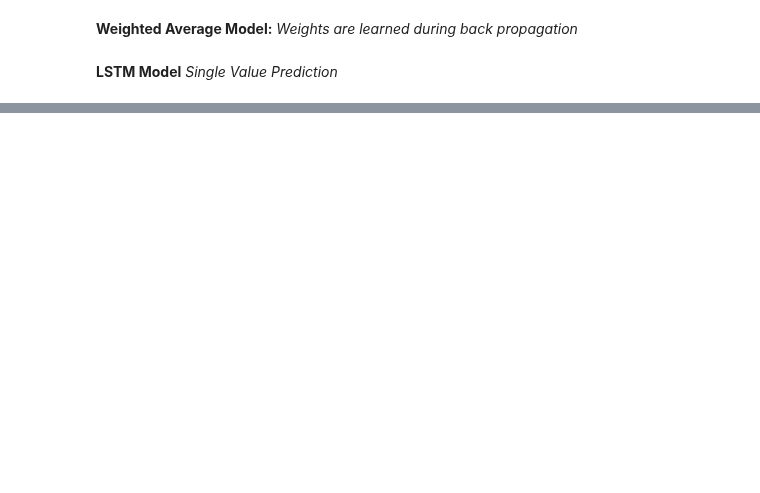
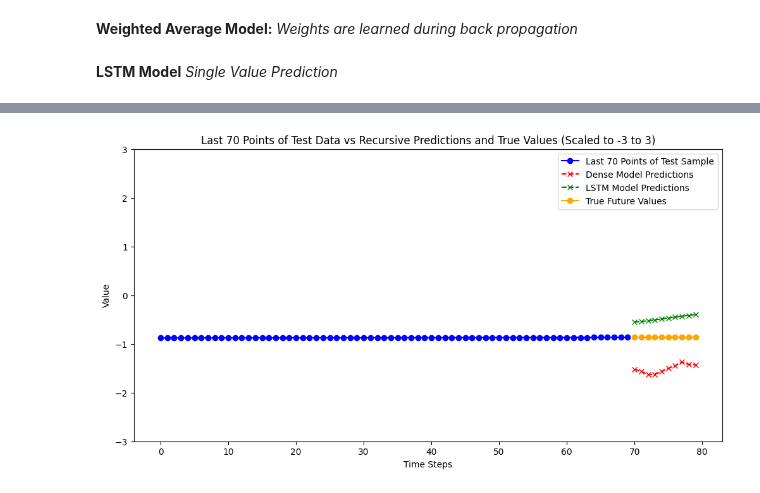
Before and after one commit to ArnavTapadia/emili_TimeSeriesPredictor, a Jupyter notebook: time_series_predictor/Models/Model_Comparison.ipynb, the cells around one changed output, grey strips where cells are left out. Saved outputs shown, nothing was run; the diff lists cells and outputs as text; code cells hidden in the pictures; blank space fills up the shorter version.

Commit message:
Fixing training for avg weight modle

```diff
--- a/time_series_predictor/Models/Model_Comparison.ipynb
+++ b/time_series_predictor/Models/Model_Comparison.ipynb
@@ -353,7 +388,7 @@ def build_LSTM_univariate_single_pred(timesteps, features, lstm_units=64, learni
     model.add(Dense(features))
     # Compile the model (optional for running this example)
     # Compile the model
-    model.compile(loss='kl_divergence',
+    model.compile(loss='mse',
             optimizer=tf.keras.optimizers.Adam(learning_rate=learning_rate),
             metrics=['accuracy'])
 
@@ -368,0 +408,3 @@ def build_LSTM_univariate_single_pred(timesteps, features, lstm_units=64, learni
+# %%
+weighted_avg_mdl = build_dense_model(timesteps=xTr.shape[1], features=xTr.shape[2])
+train(weighted_avg_mdl, xTrain=xTr, yTrain=yTr, xVal=None, yVal=None, epochs=10, batch_size=32)
@@ -368,0 +430,3 @@ def build_LSTM_univariate_single_pred(timesteps, features, lstm_units=64, learni
+# %%
+lstm_model = build_LSTM_univariate_single_pred(timesteps=xTr.shape[1], features=xTr.shape[2])
+train(lstm_model, xTrain=xTr, yTrain=yTr, xVal=None, yVal=None, epochs=10, batch_size=32)
@@ -368,0 +452,41 @@ def build_LSTM_univariate_single_pred(timesteps, features, lstm_units=64, learni
+# %%
+# Select a sample from the test data
+sample_index = 0
+test_sample = xTe[sample_index:sample_index+1]  # Shape (1, timesteps, features)
+
+# Extract the last 70 points of the test sample
+num_points_to_show = 70
+last_part_of_test_sample = test_sample[0, -num_points_to_show:, :].flatten()  # Last 70 points flattened
+
+# Generate recursive predictions
+num_steps = 10  # Number of steps to predict ahead
+recursive_preds_dense = recursive_predict(weighted_avg_mdl, test_sample, num_steps)
+recursive_preds_lstm = recursive_predict(lstm_model, test_sample, num_steps)
+
+# Extract true future values from the next sample in xTe
+true_values = xTe[sample_index + 1, :num_steps, :].flatten()  # True values from the next sample
+
+# Plotting the results
+plt.figure(figsize=(12, 6))
+
+# Plot the last part of the input sequence (test sample)
+plt.plot(range(len(last_part_of_test_sample)), last_part_of_test_sample, color='blue', linestyle='-', marker='o', label='Last 70 Points of Test Sample')
+
+# Plot the Dense model predictions right after the last input point
+plt.plot(range(len(last_part_of_test_sample), len(last_part_of_test_sample) + num_steps), recursive_preds_dense.flatten(), color='red', linestyle='--', marker='x', label='Dense Model Predictions')
+
+# Plot the LSTM model predictions right after the last input point
+plt.plot(range(len(last_part_of_test_sample), len(last_part_of_test_sample) + num_steps), recursive_preds_lstm.flatten(), color='green', linestyle='--', marker='x', label='LSTM Model Predictions')
+
+# Plot the true future values
+plt.plot(range(len(last_part_of_test_sample), len(last_part_of_test_sample) + num_steps), true_values, color='orange', linestyle='-', marker='o', label='True Future Values')
+
+# Scale the y-axis to the range of -3 to 3
+plt.ylim(-3, 3)
+
+plt.xlabel('Time Steps')
+plt.ylabel('Value')
+plt.title('Last 70 Points of Test Data vs Recursive Predictions and True Values (Scaled to -3 to 3)')
+plt.legend()
+plt.show()
+# %% [output]
@@ -368,0 +513 @@ def build_LSTM_univariate_single_pred(timesteps, features, lstm_units=64, learni
+[figure, added]
```
Also changed, not shown: parts of 10 cells of this notebook.
